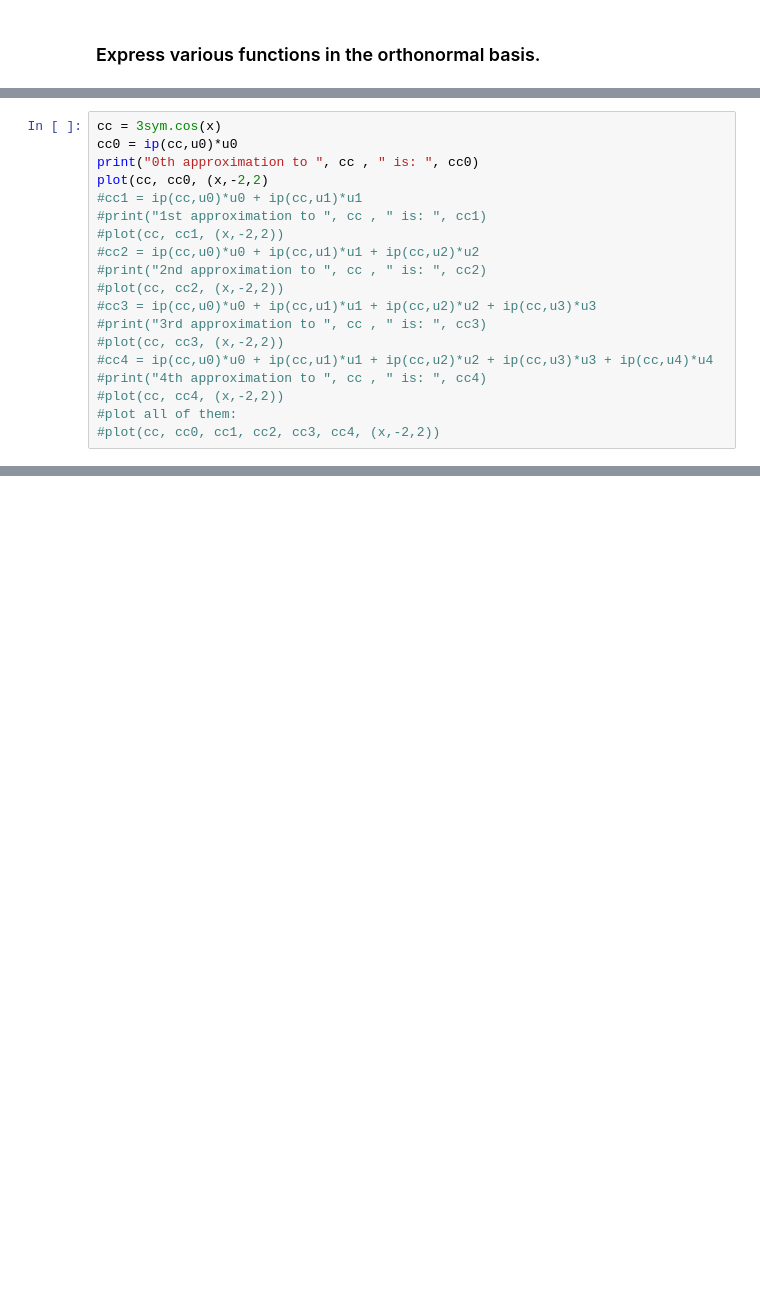
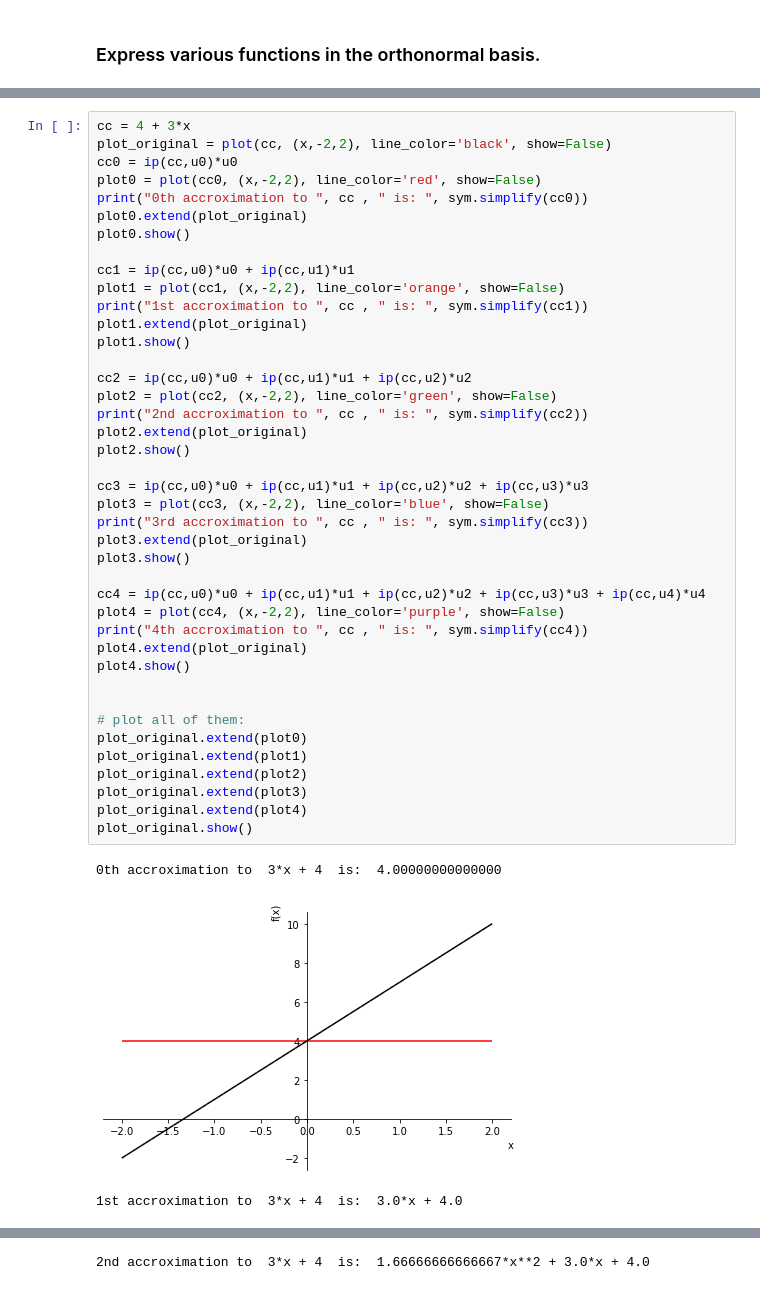
Before and after one commit to awangberg/Math311_Linear_algebra_code_projects, a Jupyter notebook: Gram_Schmidt_Process_with_Poynomial_Function_Spaces.ipynb, the cells around one changed output, grey strips where cells are left out. Saved outputs shown, nothing was run; the diff lists cells and outputs as text; blank space fills up the shorter version.

```diff
--- a/Gram_Schmidt_Process_with_Poynomial_Function_Spaces.ipynb
+++ b/Gram_Schmidt_Process_with_Poynomial_Function_Spaces.ipynb
@@ -263,19 +327,45 @@ plot(qq, qq0, (x,-2,2))
 # %%
-cc = 3sym.cos(x)
+cc = 4 + 3*x
+plot_original = plot(cc, (x,-2,2), line_color='black', show=False)
 cc0 = ip(cc,u0)*u0
-print("0th approximation to ", cc , " is: ", cc0)
-plot(cc, cc0, (x,-2,2)
-#cc1 = ip(cc,u0)*u0 + ip(cc,u1)*u1
-#print("1st approximation to ", cc , " is: ", cc1)
-#plot(cc, cc1, (x,-2,2))
-#cc2 = ip(cc,u0)*u0 + ip(cc,u1)*u1 + ip(cc,u2)*u2
-#print("2nd approximation to ", cc , " is: ", cc2)
-#plot(cc, cc2, (x,-2,2))
-#cc3 = ip(cc,u0)*u0 + ip(cc,u1)*u1 + ip(cc,u2)*u2 + ip(cc,u3)*u3
-#print("3rd approximation to ", cc , " is: ", cc3)
-#plot(cc, cc3, (x,-2,2))
-#cc4 = ip(cc,u0)*u0 + ip(cc,u1)*u1 + ip(cc,u2)*u2 + ip(cc,u3)*u3 + ip(cc,u4)*u4
-#print("4th approximation to ", cc , " is: ", cc4)
-#plot(cc, cc4, (x,-2,2))
-#plot all of them:
-#plot(cc, cc0, cc1, cc2, cc3, cc4, (x,-2,2))
+plot0 = plot(cc0, (x,-2,2), line_color='red', show=False)
+print("0th accroximation to ", cc , " is: ", sym.simplify(cc0))
+plot0.extend(plot_original)
+plot0.show()
+
+cc1 = ip(cc,u0)*u0 + ip(cc,u1)*u1
+plot1 = plot(cc1, (x,-2,2), line_color='orange', show=False)
+print("1st accroximation to ", cc , " is: ", sym.simplify(cc1))
+plot1.extend(plot_original)
+plot1.show()
+
+cc2 = ip(cc,u0)*u0 + ip(cc,u1)*u1 + ip(cc,u2)*u2
+plot2 = plot(cc2, (x,-2,2), line_color='green', show=False)
+print("2nd accroximation to ", cc , " is: ", sym.simplify(cc2))
+plot2.extend(plot_original)
+plot2.show()
+
+cc3 = ip(cc,u0)*u0 + ip(cc,u1)*u1 + ip(cc,u2)*u2 + ip(cc,u3)*u3
+plot3 = plot(cc3, (x,-2,2), line_color='blue', show=False)
+print("3rd accroximation to ", cc , " is: ", sym.simplify(cc3))
+plot3.extend(plot_original)
+plot3.show()
+
+cc4 = ip(cc,u0)*u0 + ip(cc,u1)*u1 + ip(cc,u2)*u2 + ip(cc,u3)*u3 + ip(cc,u4)*u4
+plot4 = plot(cc4, (x,-2,2), line_color='purple', show=False)
+print("4th accroximation to ", cc , " is: ", sym.simplify(cc4))
+plot4.extend(plot_original)
+plot4.show()
+
+
+# plot all of them:
+plot_original.extend(plot0)
+plot_original.extend(plot1)
+plot_original.extend(plot2)
+plot_original.extend(plot3)
+plot_original.extend(plot4)
+plot_original.show()
+# %% [output]
+0th accroximation to  3*x + 4  is:  4.00000000000000
+[figure, added]
+1st accroximation to  3*x + 4  is:  3.0*x + 4.0
@@ -281,0 +373 @@ plot(cc, cc0, (x,-2,2)
+2nd accroximation to  3*x + 4  is:  1.66666666666667*x**2 + 3.0*x + 4.0
```
Also changed, not shown: parts of 12 cells of this notebook.
